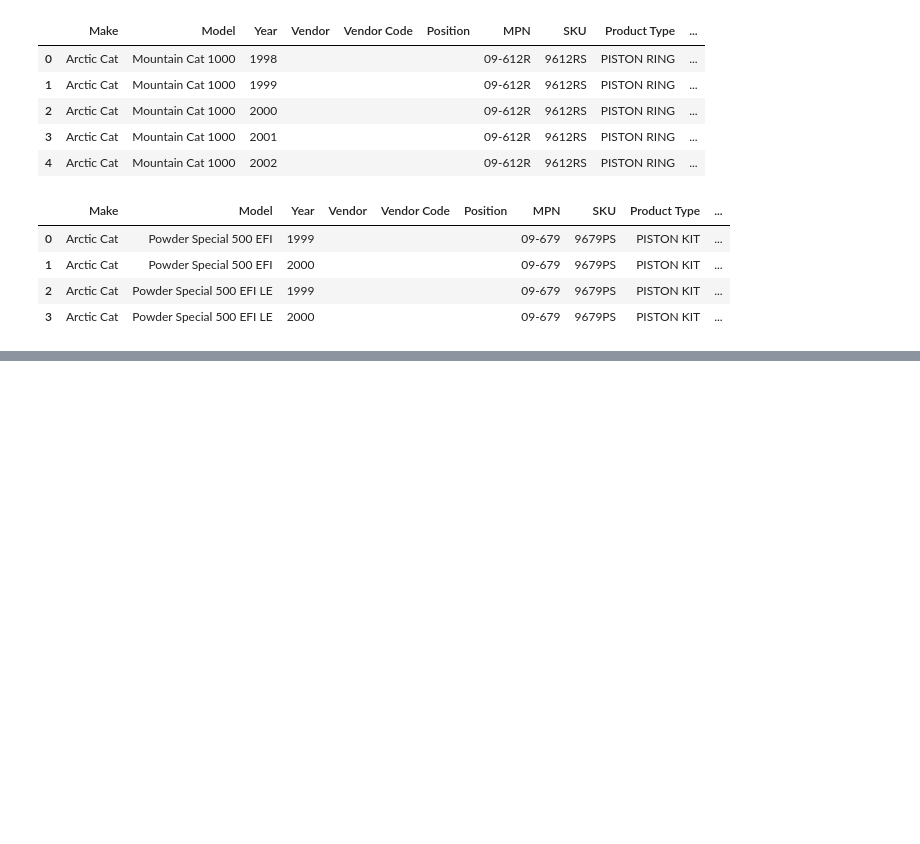
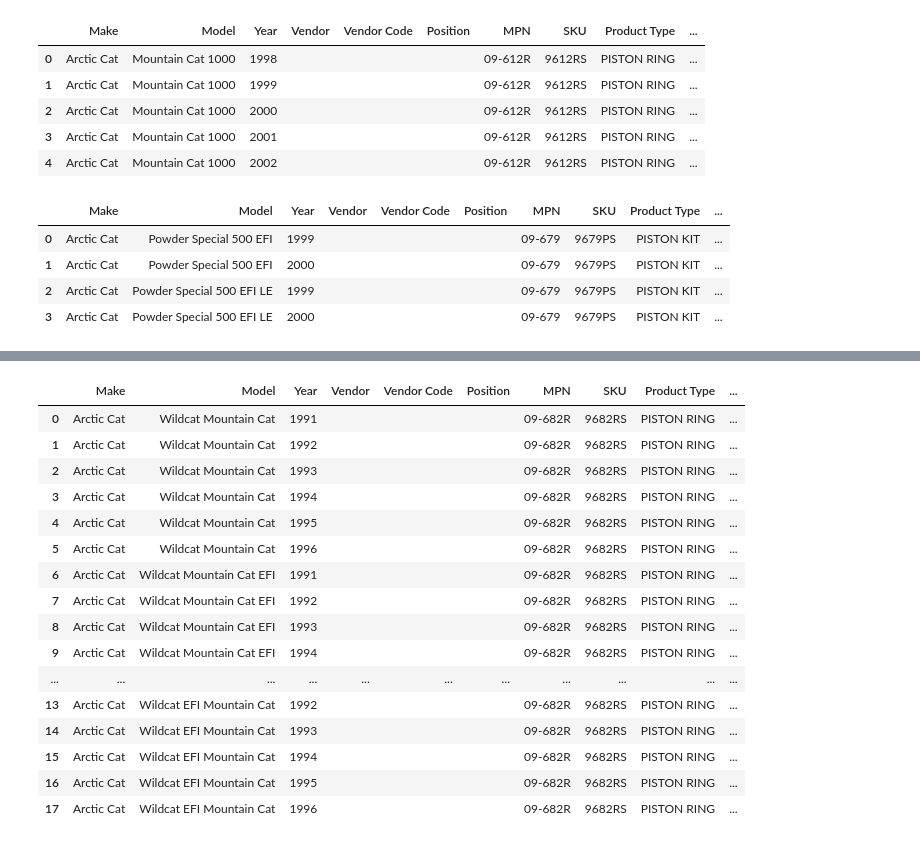
Before and after one commit to jeespenorio/JupyterWorkflow_AutodistTemplate, a Jupyter notebook: Revised Template V1.2.ipynb, the cells around one changed output, grey strips where cells are left out. Drawn from its saved outputs; the diff is of its cells as text; code cells hidden in the pictures; blank space fills up the shorter version.

```diff
--- a/Revised Template V1.2.ipynb
+++ b/Revised Template V1.2.ipynb
@@ -3771,0 +4074,96 @@ final_df
+# %%
+import pandas as pd  # Ensuring that pandas is imported
+
+# Define a function to create autodistribution templates for each model
+def create_autodist_template(make, model, year, vendor, vendorcode, position, mpn, sku, pro_type, vendornotes):
+    return Autodist_temp(
+        make=make,
+        model=model,
+        year=year,
+        vendor=vendor,
+        vendorcode=vendorcode,
+        position=position,
+        mpn=mpn,
+        sku=sku,
+        pro_type=pro_type,
+        vendornotes=vendornotes
+    )
+
+# List of specific models with their notes and years
+model_info = [
+    #D
+    {'make': 'Arctic Cat', 'models': [  'Wildcat Mountain Cat',
+                                        'Wildcat Mountain Cat EFI',
+                                        'Wildcat EFI Mountain Cat',
+
+
+
+
+
+                                     ], 'notes': 'SIZE: 81.00MM; ', 'years': list(range(1991, 1997))},
+   ]
+
+    #####By Single Models
+    #{'make': 'Yamaha', 'models': ['SRX440'], 'notes': 'SIZE: 68.50MM; ', 'years': list(range(1978, 1981))},
+    #By Multiple Models
+    #{'make': 'Yamaha', 'models': ['EX570 Exciter',
+    #                                'EX570 Exciter II',
+     #                               'EX570E Exciter Deluxe',
+      #                              'EX570E Exciter II LE',
+       #                             'EX570E Exciter LE',
+
+        #                          ], 'notes': 'SIZE: 73.00MM; REF: 2335; OEM: 82M-11631-09-92', 'years': list(range(1987, 1991))},
+
+
+# Create a list to store generated DataFrames
+dfs = []
+
+# Loop through each model and generate autodistribution data
+for info in model_info:
+    for model in info['models']:
+        # Create an instance of Autodist_temp for the current model
+        autodist_template = create_autodist_template(
+            make=info['make'],
+            model=model,
+            year=None,  # 'year' is not used in the template directly
+            vendor='',
+            vendorcode='',
+            position='',
+            mpn='09-682R',
+            sku='9682RS',
+            pro_type='PISTON RING',
+            vendornotes=info['notes']
+        )
+
+        # Create an instance of AutodistGenerator using the template, models, and years
+        generator = AutodistGenerator(autodist_template, [model], info['years'])
+
+        # Generate autodistribution data
+        df = generator.generate_autodist()
+
+        # Append the DataFrame to the list
+        dfs.append(df)
+
+# Concatenate all DataFrames into one
+final_df = pd.concat(dfs, ignore_index=True)
+
+# Print or display the generated DataFrame
+final_df
+# %% [output]
+|  | Make | Model | Year | Vendor | Vendor Code | Position | MPN | SKU | Product Type | ... |
+| 0 | Arctic Cat | Wildcat Mountain Cat | 1991 |  |  |  | 09-682R | 9682RS | PISTON RING | ... |
+| 1 | Arctic Cat | Wildcat Mountain Cat | 1992 |  |  |  | 09-682R | 9682RS | PISTON RING | ... |
+| 2 | Arctic Cat | Wildcat Mountain Cat | 1993 |  |  |  | 09-682R | 9682RS | PISTON RING | ... |
+| 3 | Arctic Cat | Wildcat Mountain Cat | 1994 |  |  |  | 09-682R | 9682RS | PISTON RING | ... |
+| 4 | Arctic Cat | Wildcat Mountain Cat | 1995 |  |  |  | 09-682R | 9682RS | PISTON RING | ... |
+| 5 | Arctic Cat | Wildcat Mountain Cat | 1996 |  |  |  | 09-682R | 9682RS | PISTON RING | ... |
+| 6 | Arctic Cat | Wildcat Mountain Cat EFI | 1991 |  |  |  | 09-682R | 9682RS | PISTON RING | ... |
+| 7 | Arctic Cat | Wildcat Mountain Cat EFI | 1992 |  |  |  | 09-682R | 9682RS | PISTON RING | ... |
+| 8 | Arctic Cat | Wildcat Mountain Cat EFI | 1993 |  |  |  | 09-682R | 9682RS | PISTON RING | ... |
+| 9 | Arctic Cat | Wildcat Mountain Cat EFI | 1994 |  |  |  | 09-682R | 9682RS | PISTON RING | ... |
+| ... | ... | ... | ... | ... | ... | ... | ... | ... | ... | ... |
+| 13 | Arctic Cat | Wildcat EFI Mountain Cat | 1992 |  |  |  | 09-682R | 9682RS | PISTON RING | ... |
+| 14 | Arctic Cat | Wildcat EFI Mountain Cat | 1993 |  |  |  | 09-682R | 9682RS | PISTON RING | ... |
+| 15 | Arctic Cat | Wildcat EFI Mountain Cat | 1994 |  |  |  | 09-682R | 9682RS | PISTON RING | ... |
+| 16 | Arctic Cat | Wildcat EFI Mountain Cat | 1995 |  |  |  | 09-682R | 9682RS | PISTON RING | ... |
+| 17 | Arctic Cat | Wildcat EFI Mountain Cat | 1996 |  |  |  | 09-682R | 9682RS | PISTON RING | ... |
```
Also changed, not shown: parts of 34 cells of this notebook, 1 other file.
